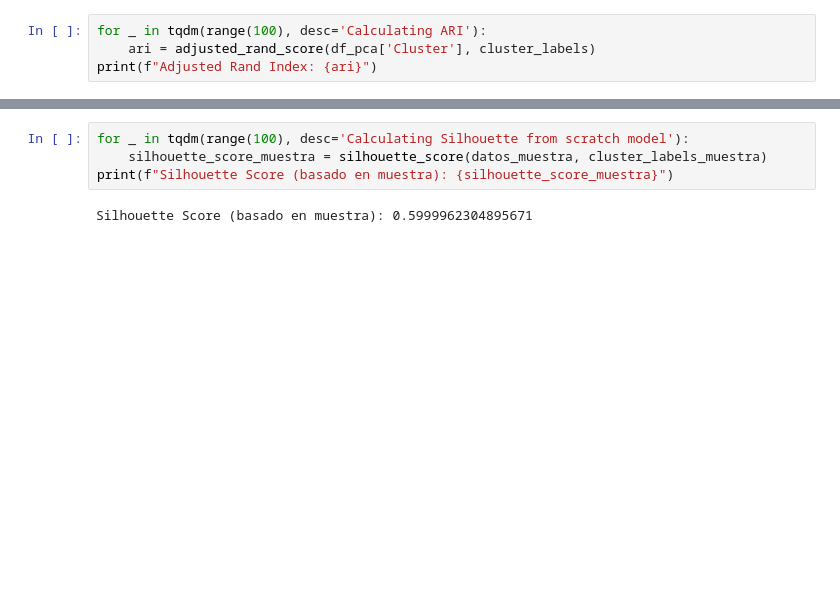
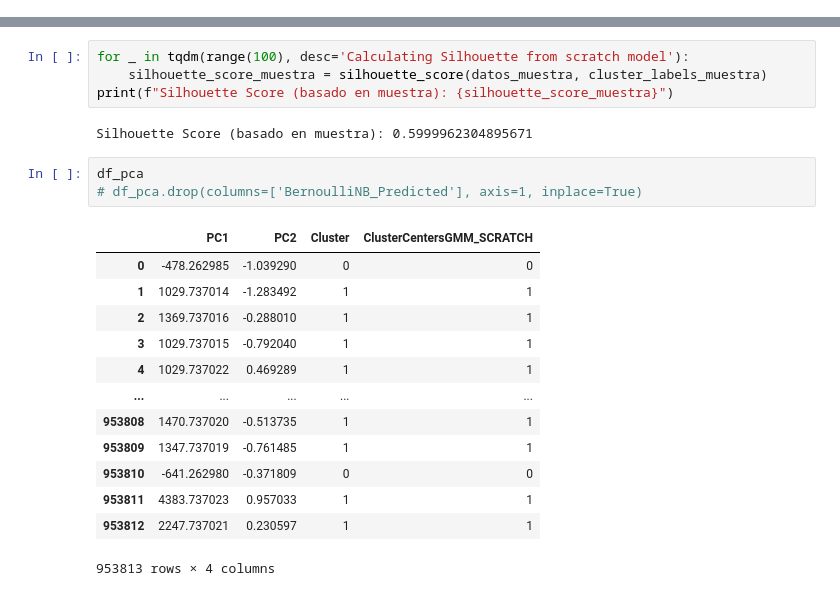
Before and after one commit to AndresQuinto5/IA_LAB4, a Jupyter notebook: Laboratorio4.ipynb, the cells around one changed output, grey strips where cells are left out. Cells and saved outputs as stored; diff of their text form; blank space fills up the shorter version.

```diff
--- a/Laboratorio4.ipynb
+++ b/Laboratorio4.ipynb
@@ -686,7 +698,3 @@ plt.legend()
 plt.show()
 # %% [output]
 [figure]
-# %%
-for _ in tqdm(range(100), desc='Calculating ARI'):
-    ari = adjusted_rand_score(df_pca['Cluster'], cluster_labels)
-print(f"Adjusted Rand Index: {ari}")
@@ -938,3 +993,20 @@ for _ in tqdm(range(100), desc='Calculating Silhouette from scratch model'):
 print(f"Silhouette Score (basado en muestra): {silhouette_score_muestra}")
 # %% [output]
 Silhouette Score (basado en muestra): 0.5999962304895671
+# %%
+df_pca
+# df_pca.drop(columns=['BernoulliNB_Predicted'], axis=1, inplace=True)
+# %% [output]
+|  | PC1 | PC2 | Cluster | ClusterCentersGMM_SCRATCH |
+| 0 | -478.262985 | -1.039290 | 0 | 0 |
+| 1 | 1029.737014 | -1.283492 | 1 | 1 |
+| 2 | 1369.737016 | -0.288010 | 1 | 1 |
+| 3 | 1029.737015 | -0.792040 | 1 | 1 |
+| 4 | 1029.737022 | 0.469289 | 1 | 1 |
+| ... | ... | ... | ... | ... |
+| 953808 | 1470.737020 | -0.513735 | 1 | 1 |
+| 953809 | 1347.737019 | -0.761485 | 1 | 1 |
+| 953810 | -641.262980 | -0.371809 | 0 | 0 |
+| 953811 | 4383.737023 | 0.957033 | 1 | 1 |
+| 953812 | 2247.737021 | 0.230597 | 1 | 1 |
+953813 rows × 4 columns
```
Also changed, not shown: parts of 14 cells of this notebook.
